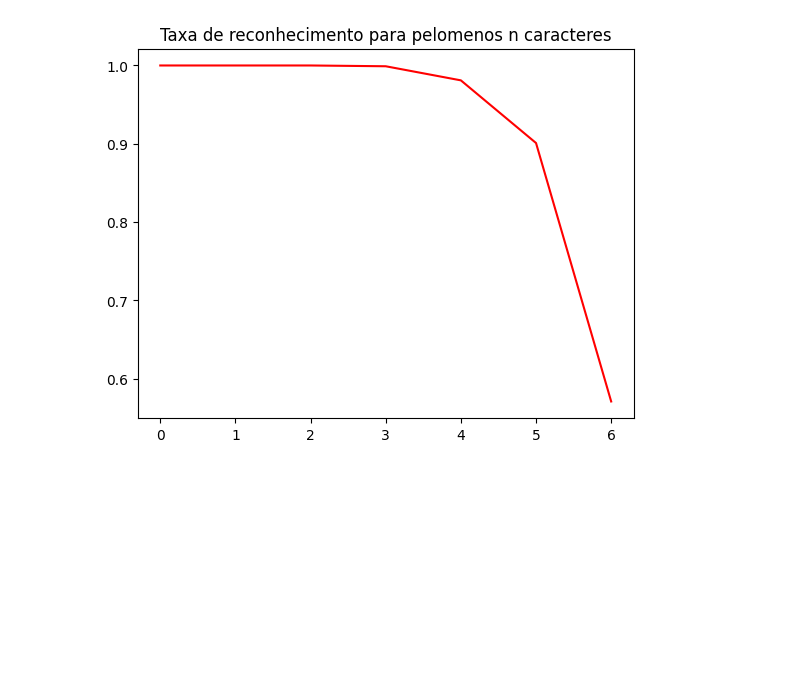
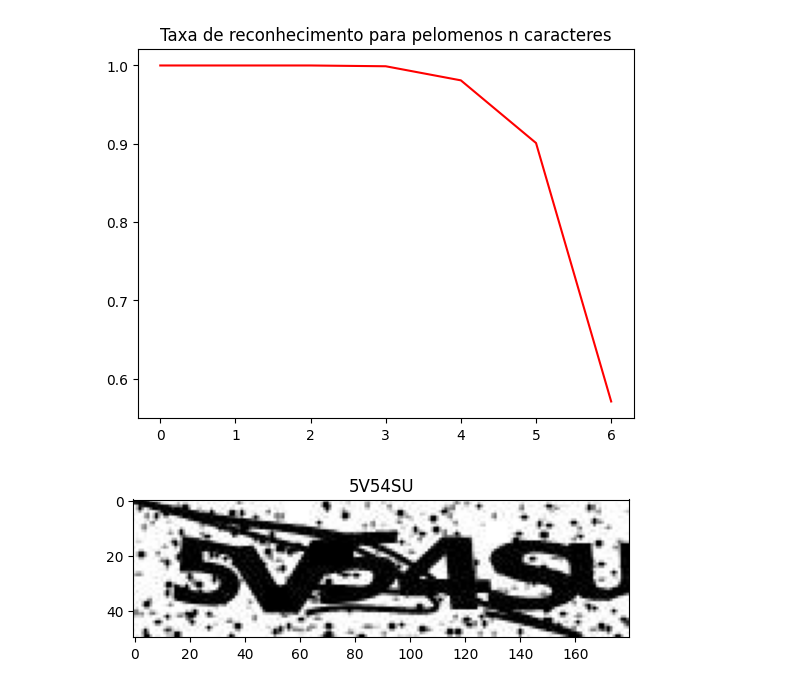
Before and after one commit to Samuel-Brisio/ufmg_icv_classificador, a Jupyter notebook: classificador_hog.ipynb, the cells around one changed output. Saved outputs shown, nothing was run; the diff lists cells and outputs as text; code cells hidden in the pictures; blank space fills up the shorter version.

Commit message:
teste

```diff
--- a/classificador_hog.ipynb
+++ b/classificador_hog.ipynb
@@ -330,3 +330,23 @@ createAnalitic(predict, labels)
 0.9086666666666666
 0.5628952458508542
 [figure]
+# %%
+def predictCaptcha(model, captchaFile):
+
+    describers = hogCaptcha(captchaFile)
+    features = []
+    for i in describers:
+        features.append(i)
+
+    features = np.asarray(features)
+    return model.predict(features)
+# %%
+testCaptchaPath = 'CAPTCHA-10k/teste/009016.jpg'
+
+captcha = cv.imread(testCaptchaPath)
+captchaPredict = ''.join(predictCaptcha(clf, testCaptchaPath))
+plt.imshow(captcha)
+plt.title(captchaPredict)
+plt.show()
+# %% [output]
+[figure, added]
```
